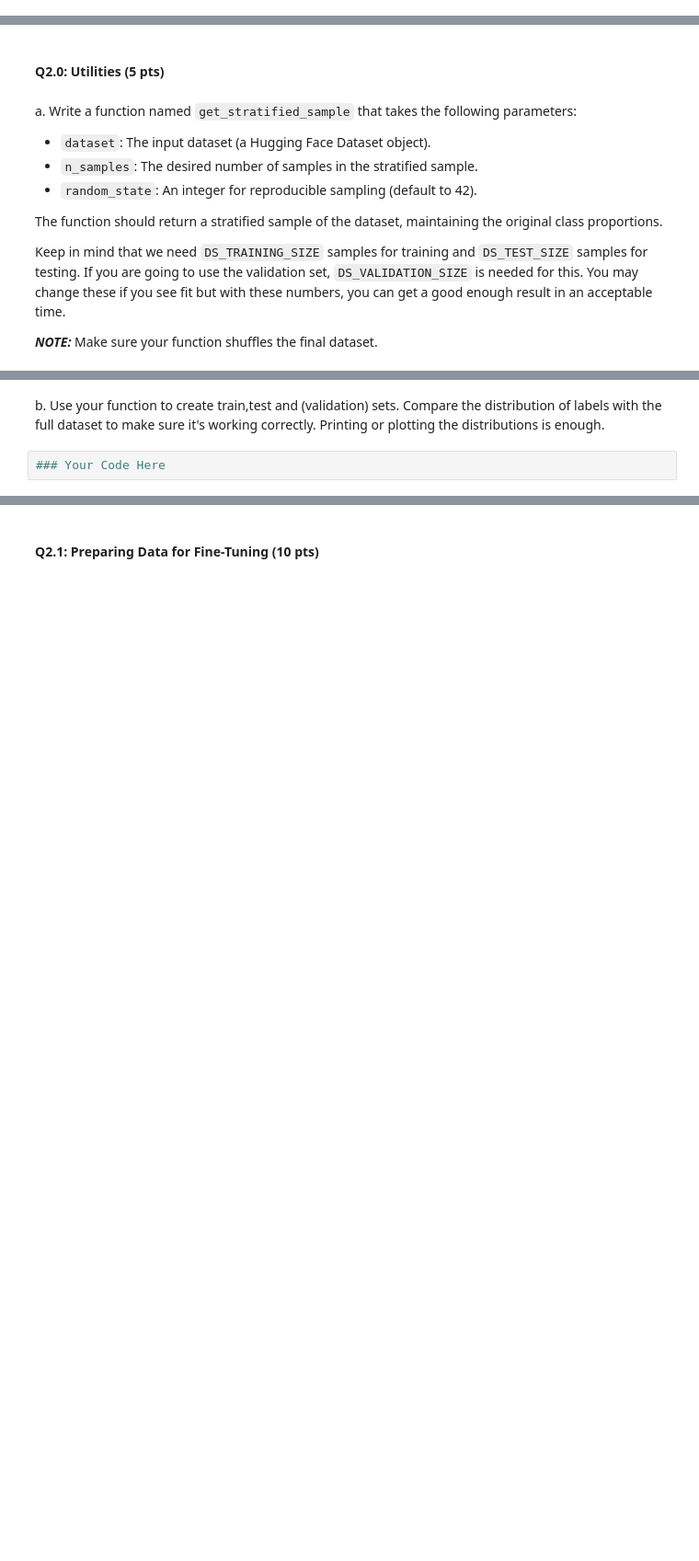
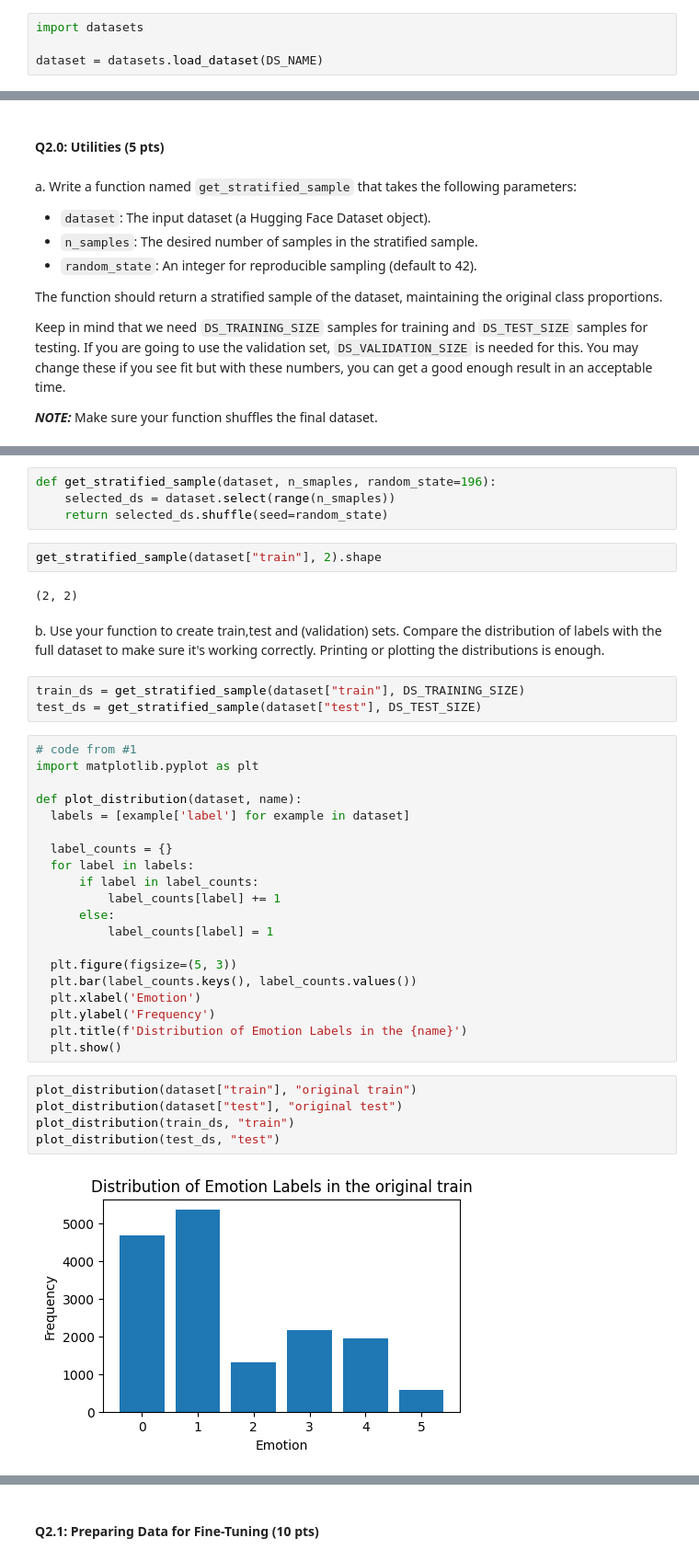
Before and after one commit to ArianFiroozi/LLM-Course-Projects, a Jupyter notebook: LLM_CA1.ipynb, the cells around one changed output, grey strips where cells are left out. Shown at 92% size. Saved outputs shown, nothing was run; the diff lists cells and outputs as text; blank space fills up the shorter version.

```diff
--- a/LLM_CA1.ipynb
+++ b/LLM_CA1.ipynb
@@ -399,0 +398,4 @@ a. Read the dataset from huggingface. Look at the features and the distribution
+# %%
+import datasets
+
+dataset = datasets.load_dataset(DS_NAME)
@@ -415,4 +438,40 @@
+# %%
+def get_stratified_sample(dataset, n_smaples, random_state=196):
+    selected_ds = dataset.select(range(n_smaples))
+    return selected_ds.shuffle(seed=random_state)
+# %%
+get_stratified_sample(dataset["train"], 2).shape
+# %% [output]
+(2, 2)
 # %% [markdown]
 b. Use your function to create train,test and (validation) sets. Compare the distribution of labels with the full dataset to make sure it's working correctly. Printing or plotting the distributions is enough.
-# %%
-### Your Code Here
+# %%
+train_ds = get_stratified_sample(dataset["train"], DS_TRAINING_SIZE)
+test_ds = get_stratified_sample(dataset["test"], DS_TEST_SIZE)
+# %%
+# code from #1
+import matplotlib.pyplot as plt
+
+def plot_distribution(dataset, name):
+  labels = [example['label'] for example in dataset]
+
+  label_counts = {}
+  for label in labels:
+      if label in label_counts:
+          label_counts[label] += 1
+      else:
+          label_counts[label] = 1
+
+  plt.figure(figsize=(5, 3))
+  plt.bar(label_counts.keys(), label_counts.values())
+  plt.xlabel('Emotion')
+  plt.ylabel('Frequency')
+  plt.title(f'Distribution of Emotion Labels in the {name}')
+  plt.show()
+# %%
+plot_distribution(dataset["train"], "original train")
+plot_distribution(dataset["test"], "original test")
+plot_distribution(train_ds, "train")
+plot_distribution(test_ds, "test")
+# %% [output]
+[figure, added]
```
Also changed, not shown: parts of 13 cells of this notebook.
